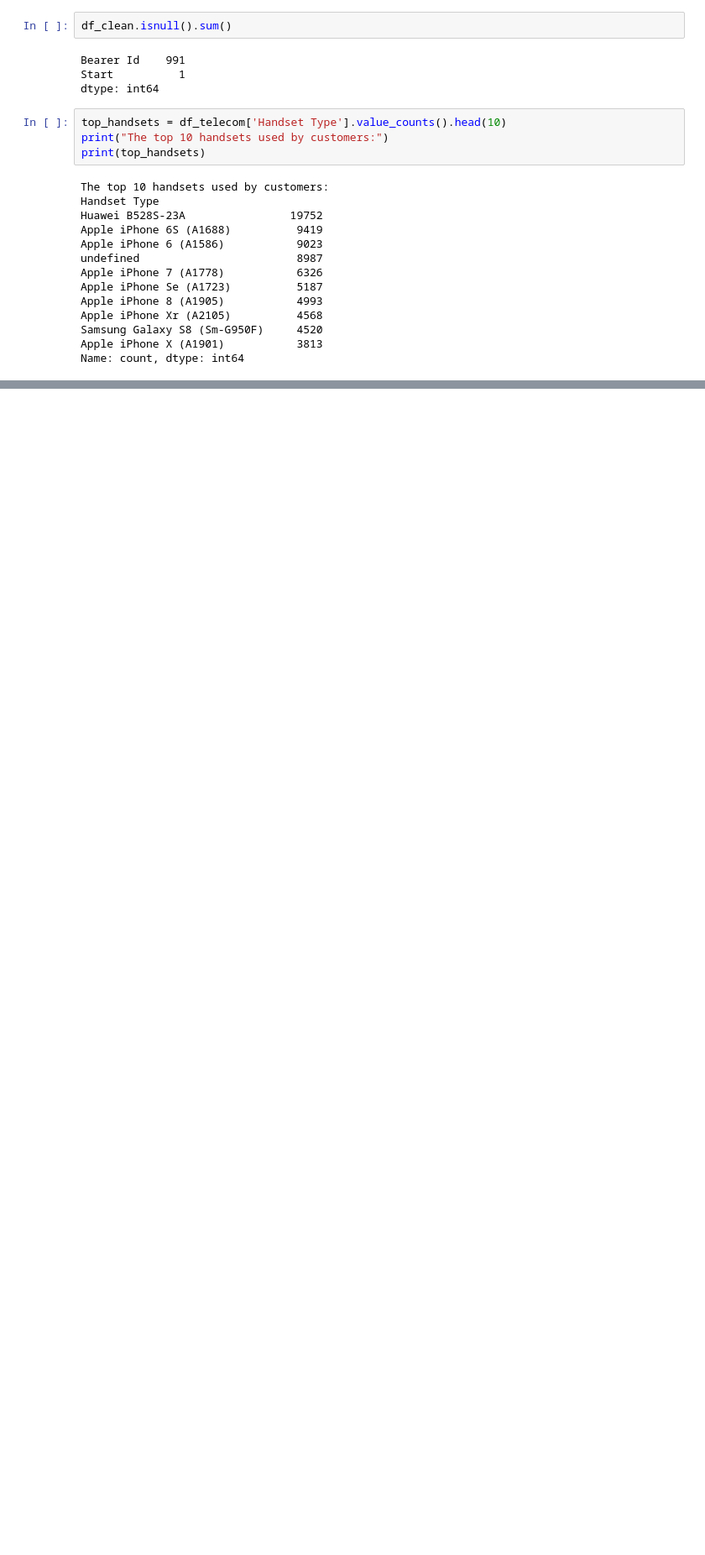
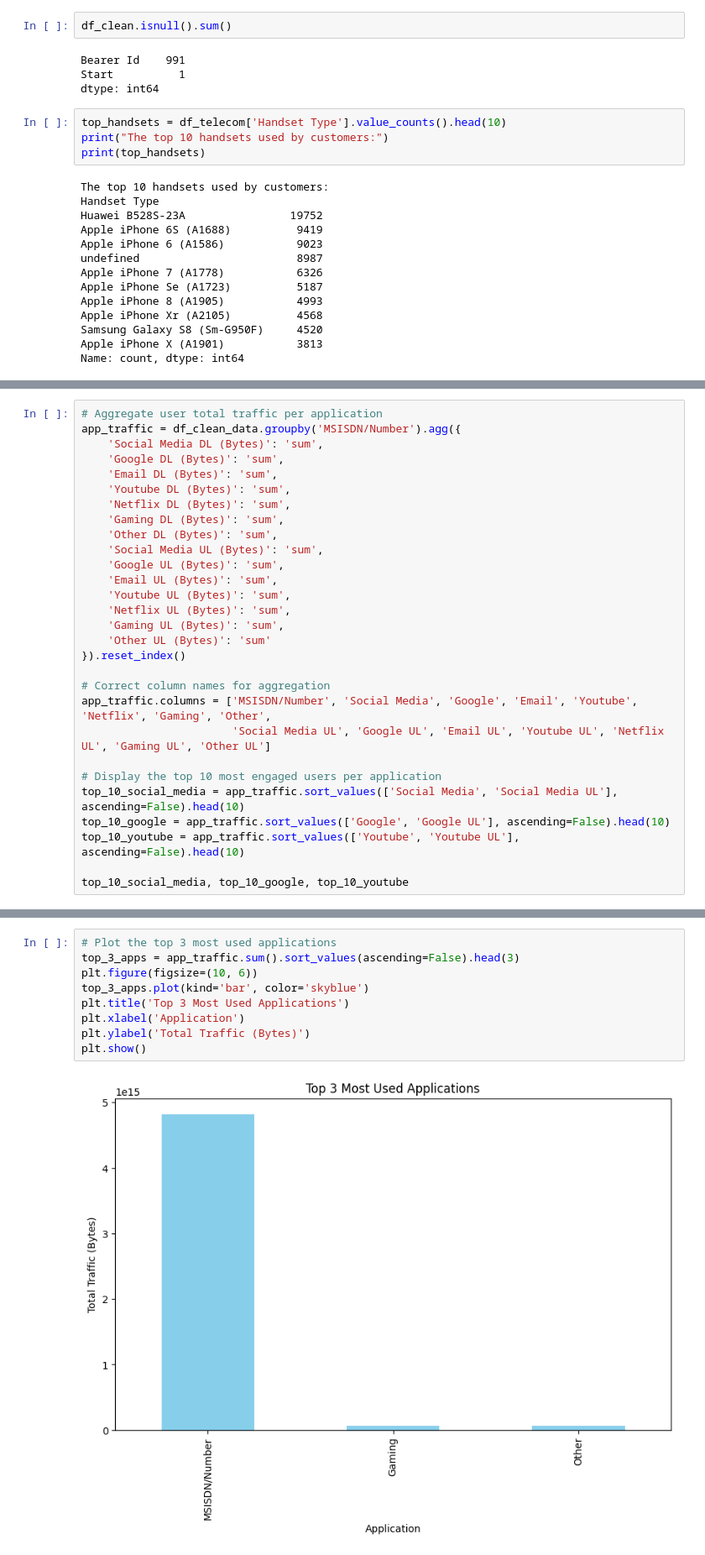
Before and after one commit to lillianassefa/TellcoDataAnalysis, a Jupyter notebook: extract_data.ipynb, the cells around one changed output, grey strips where cells are left out. Shown at 84% size. Drawn from its saved outputs; the diff is of its cells as text; blank space fills up the shorter version.

```diff
--- a/extract_data.ipynb
+++ b/extract_data.ipynb
@@ -230,0 +487,29 @@ print(user_aggregation)
+# %%
+# Aggregate user total traffic per application
+app_traffic = df_clean_data.groupby('MSISDN/Number').agg({
+    'Social Media DL (Bytes)': 'sum',
+    'Google DL (Bytes)': 'sum',
+    'Email DL (Bytes)': 'sum',
+    'Youtube DL (Bytes)': 'sum',
+    'Netflix DL (Bytes)': 'sum',
+    'Gaming DL (Bytes)': 'sum',
+    'Other DL (Bytes)': 'sum',
+    'Social Media UL (Bytes)': 'sum',
+    'Google UL (Bytes)': 'sum',
+    'Email UL (Bytes)': 'sum',
+    'Youtube UL (Bytes)': 'sum',
+    'Netflix UL (Bytes)': 'sum',
+    'Gaming UL (Bytes)': 'sum',
+    'Other UL (Bytes)': 'sum'
+}).reset_index()
+
+# Correct column names for aggregation
+app_traffic.columns = ['MSISDN/Number', 'Social Media', 'Google', 'Email', 'Youtube', 'Netflix', 'Gaming', 'Other',
+                       'Social Media UL', 'Google UL', 'Email UL', 'Youtube UL', 'Netflix UL', 'Gaming UL', 'Other UL']
+
+# Display the top 10 most engaged users per application
+top_10_social_media = app_traffic.sort_values(['Social Media', 'Social Media UL'], ascending=False).head(10)
+top_10_google = app_traffic.sort_values(['Google', 'Google UL'], ascending=False).head(10)
+top_10_youtube = app_traffic.sort_values(['Youtube', 'Youtube UL'], ascending=False).head(10)
+
+top_10_social_media, top_10_google, top_10_youtube
@@ -230,0 +534,11 @@ print(user_aggregation)
+# %%
+# Plot the top 3 most used applications
+top_3_apps = app_traffic.sum().sort_values(ascending=False).head(3)
+plt.figure(figsize=(10, 6))
+top_3_apps.plot(kind='bar', color='skyblue')
+plt.title('Top 3 Most Used Applications')
+plt.xlabel('Application')
+plt.ylabel('Total Traffic (Bytes)')
+plt.show()
+# %% [output]
+[figure, added]
```
Also changed, not shown: parts of 18 cells of this notebook, 3 other files.
